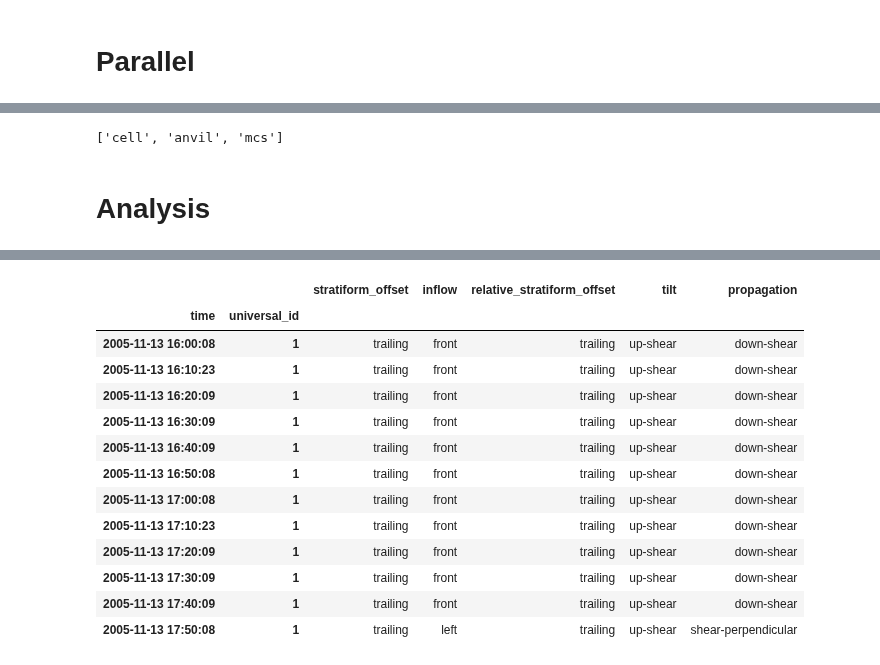
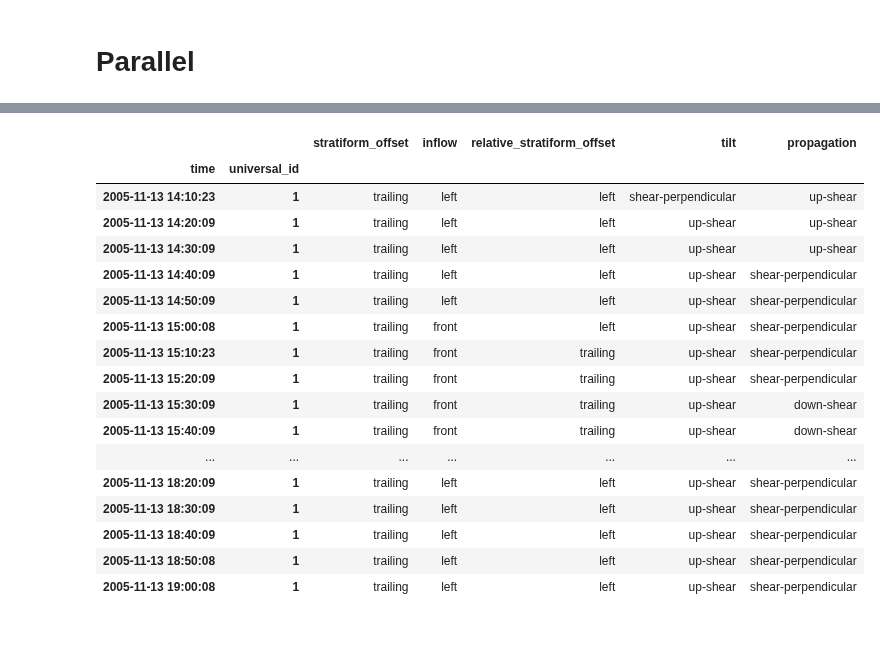
Before and after one commit to THUNER-project/THUNER, a Jupyter notebook: demo/parallel.ipynb, the cells around one changed output, grey strips where cells are left out. Cells and saved outputs as stored; diff of their text form; code cells hidden in the pictures; blank space fills up the shorter version.

Commit message:
progress on parallelism and stitching

```diff
--- a/demo/parallel.ipynb
+++ b/demo/parallel.ipynb
@@ -41,3 +111,3 @@ csv_file_dict, mask_file_dict = get_filepath_dicts(output_parent, intervals)
 # %%
-id_dicts = stitch_run(output_parent, intervals)
+parallel.stitch_run(output_parent, intervals)
 # %% [output]
@@ -264,4 +130,0 @@ tracked_objects = get_tracked_objects(track_options)
-# %%
-tracked_objects
-# %% [output]
-['cell', 'anvil', 'mcs']
@@ -274,8 +131,6 @@ def match_all_objects(filepaths_1, filepaths_2):
-# %% [markdown]
-# Analysis
 # %%
 analysis_options = analyze.mcs.analysis_options()
-analyze.mcs.process_velocities(output_directory)
-analyze.mcs.quality_control(output_directory, analysis_options)
-analyze.mcs.classify_all(output_directory)
+analyze.mcs.process_velocities(output_parent)
+analyze.mcs.quality_control(output_parent, analysis_options)
+analyze.mcs.classify_all(output_parent)
 # %% [output]
@@ -288,15 +143,19 @@ analyze.mcs.classify_all(output_directory)
 |  |  | stratiform_offset | inflow | relative_stratiform_offset | tilt | propagation |
 | time | universal_id |  |  |  |  |  |
-| 2005-11-13 16:00:08 | 1 | trailing | front | trailing | up-shear | down-shear |
-| 2005-11-13 16:10:23 | 1 | trailing | front | trailing | up-shear | down-shear |
-| 2005-11-13 16:20:09 | 1 | trailing | front | trailing | up-shear | down-shear |
-| 2005-11-13 16:30:09 | 1 | trailing | front | trailing | up-shear | down-shear |
-| 2005-11-13 16:40:09 | 1 | trailing | front | trailing | up-shear | down-shear |
-| 2005-11-13 16:50:08 | 1 | trailing | front | trailing | up-shear | down-shear |
-| 2005-11-13 17:00:08 | 1 | trailing | front | trailing | up-shear | down-shear |
-| 2005-11-13 17:10:23 | 1 | trailing | front | trailing | up-shear | down-shear |
-| 2005-11-13 17:20:09 | 1 | trailing | front | trailing | up-shear | down-shear |
-| 2005-11-13 17:30:09 | 1 | trailing | front | trailing | up-shear | down-shear |
-| 2005-11-13 17:40:09 | 1 | trailing | front | trailing | up-shear | down-shear |
-| 2005-11-13 17:50:08 | 1 | trailing | left | trailing | up-shear | shear-perpendicular |
+| 2005-11-13 14:10:23 | 1 | trailing | left | left | shear-perpendicular | up-shear |
+| 2005-11-13 14:20:09 | 1 | trailing | left | left | up-shear | up-shear |
+| 2005-11-13 14:30:09 | 1 | trailing | left | left | up-shear | up-shear |
+| 2005-11-13 14:40:09 | 1 | trailing | left | left | up-shear | shear-perpendicular |
+| 2005-11-13 14:50:09 | 1 | trailing | left | left | up-shear | shear-perpendicular |
+| 2005-11-13 15:00:08 | 1 | trailing | front | left | up-shear | shear-perpendicular |
+| 2005-11-13 15:10:23 | 1 | trailing | front | trailing | up-shear | shear-perpendicular |
+| 2005-11-13 15:20:09 | 1 | trailing | front | trailing | up-shear | shear-perpendicular |
+| 2005-11-13 15:30:09 | 1 | trailing | front | trailing | up-shear | down-shear |
+| 2005-11-13 15:40:09 | 1 | trailing | front | trailing | up-shear | down-shear |
+| ... | ... | ... | ... | ... | ... | ... |
+| 2005-11-13 18:20:09 | 1 | trailing | left | left | up-shear | shear-perpendicular |
+| 2005-11-13 18:30:09 | 1 | trailing | left | left | up-shear | shear-perpendicular |
+| 2005-11-13 18:40:09 | 1 | trailing | left | left | up-shear | shear-perpendicular |
+| 2005-11-13 18:50:08 | 1 | trailing | left | left | up-shear | shear-perpendicular |
+| 2005-11-13 19:00:08 | 1 | trailing | left | left | up-shear | shear-perpendicular |
 # %%
```
Also changed, not shown: parts of 31 cells of this notebook, 22 other files.
